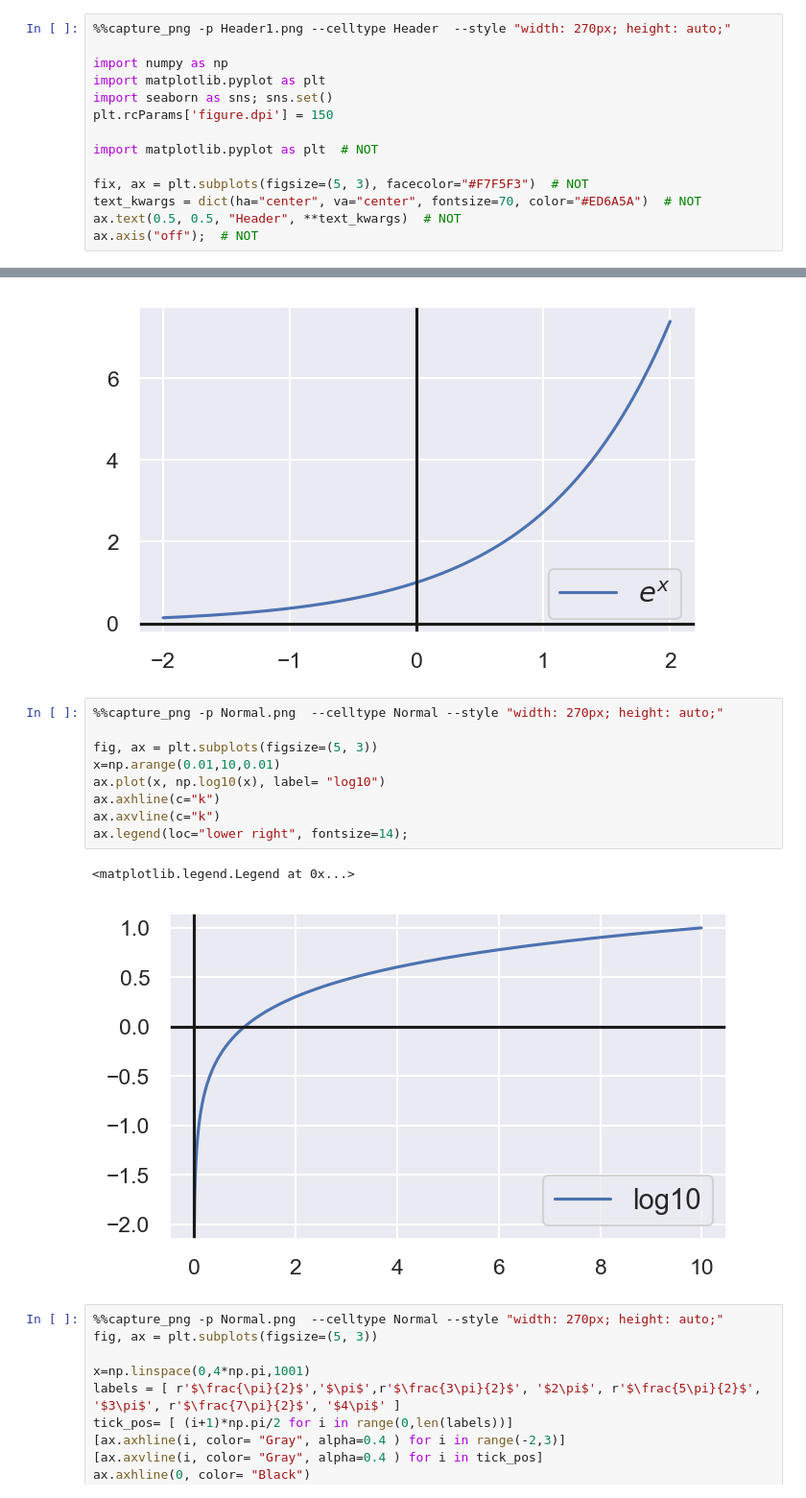
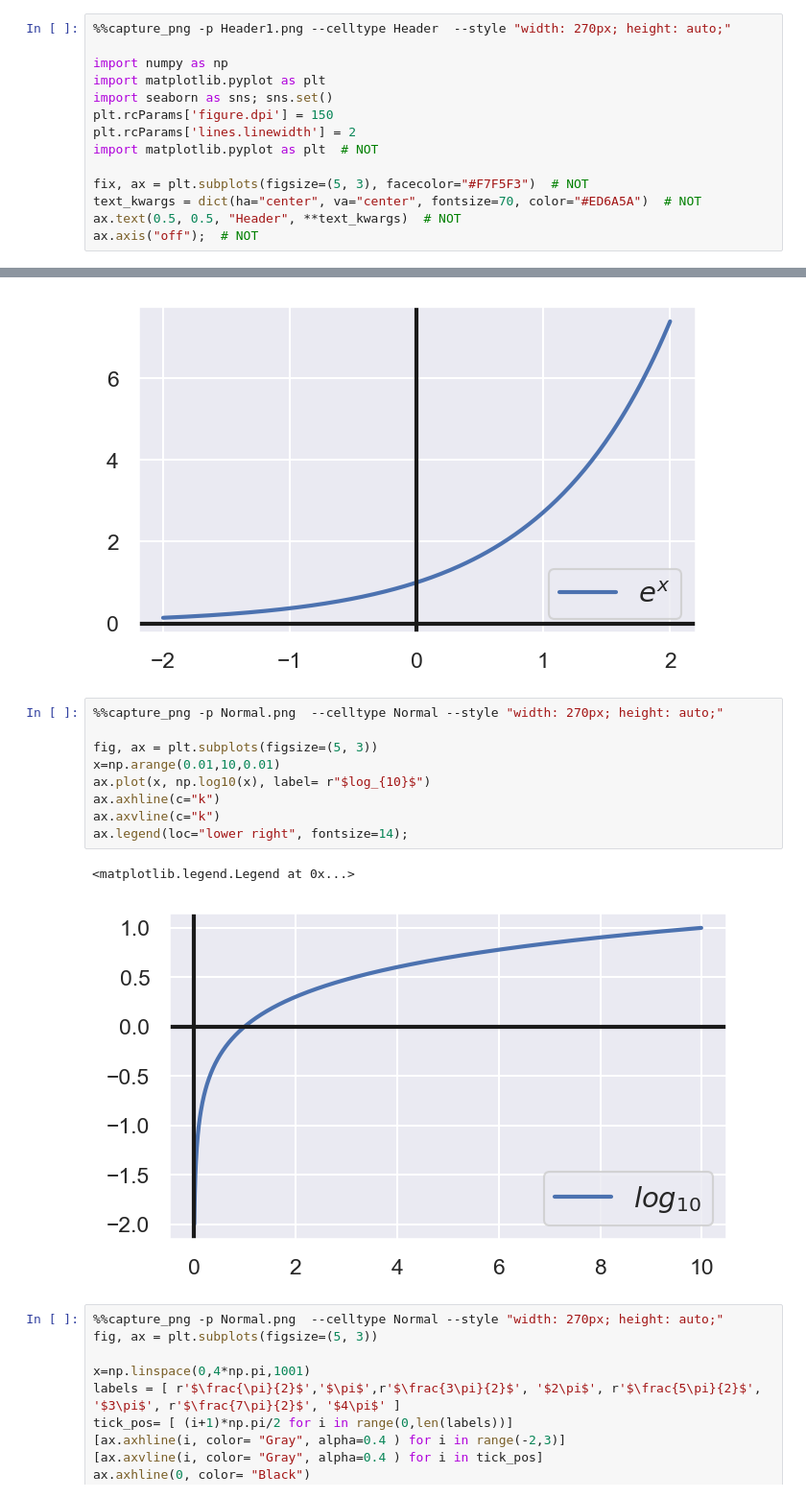
Before and after one commit to kolibril13/further_ideas_plywood_gallery, a Jupyter notebook: nb5_functions.ipynb, the cells around one changed output, grey strips where cells are left out. Shown at 96% size. Drawn from its saved outputs; the diff is of its cells as text.

```diff
--- a/nb5_functions.ipynb
+++ b/nb5_functions.ipynb
@@ -20,7 +18,7 @@ import numpy as np
 import matplotlib.pyplot as plt
 import seaborn as sns; sns.set()
 plt.rcParams['figure.dpi'] = 150
-
+plt.rcParams['lines.linewidth'] = 2
 import matplotlib.pyplot as plt  # NOT
 
 fix, ax = plt.subplots(figsize=(5, 3), facecolor="#F7F5F3")  # NOT
@@ -177,15 +175,15 @@ ax.legend(loc="lower right", fontsize=14);
 # %%
 %%capture_png -p Normal.png  --celltype Normal --style "width: 270px; height: auto;"
 
 fig, ax = plt.subplots(figsize=(5, 3))
 x=np.arange(0.01,10,0.01)
-ax.plot(x, np.log10(x), label= "log10")
+ax.plot(x, np.log10(x), label= r"$log_{10}$")
 ax.axhline(c="k")
 ax.axvline(c="k")
 ax.legend(loc="lower right", fontsize=14);
 # %% [output]
 <matplotlib.legend.Legend at 0x...>
-[figure, old version]
+[figure, new version]
 # %%
 %%capture_png -p Normal.png  --celltype Normal --style "width: 270px; height: auto;"
 fig, ax = plt.subplots(figsize=(5, 3))
```
Also changed, not shown: parts of 8 cells of this notebook, 17 other files.
